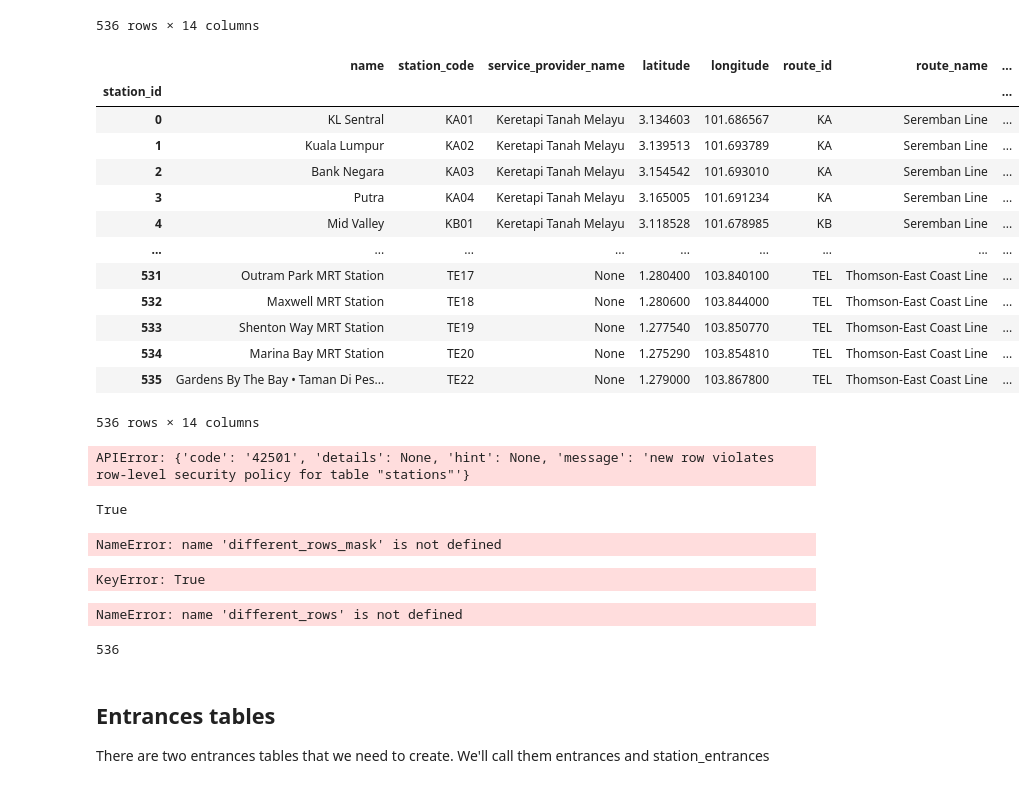
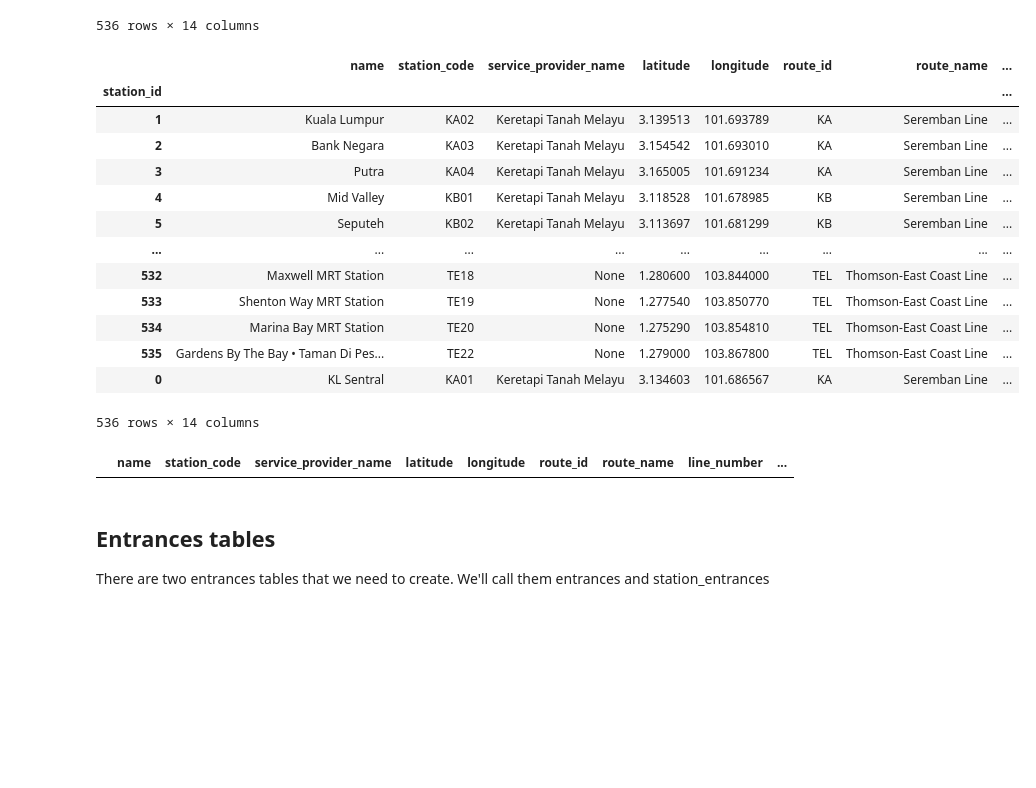
Before and after one commit to nabilersyad/transit-stations-database, a Jupyter notebook: 5_csv2supabase.ipynb, the cells around one changed output. Drawn from its saved outputs; the diff is of its cells as text; code cells hidden in the pictures; blank space fills up the shorter version.

Commit message:
supabase update

```diff
--- a/5_csv2supabase.ipynb
+++ b/5_csv2supabase.ipynb
@@ -73,22 +76,21 @@ stations_data_local
 # %%
 response = supabase.table('stations').select("*").execute()
 data,_ = response
 stations_data_supa = pd.DataFrame(data[1])
-stations_data_supa.index.name = 'station_id'
-stations_data_supa.drop({'station_id'},inplace=True,axis=1)
+stations_data_supa.set_index('station_id',inplace=True)
 stations_data_supa
 # %% [output]
 |  | name | station_code | service_provider_name | latitude | longitude | route_id | route_name | ... |
 | station_id |  |  |  |  |  |  |  | ... |
-| 0 | KL Sentral | KA01 | Keretapi Tanah Melayu | 3.134603 | 101.686567 | KA | Seremban Line | ... |
 | 1 | Kuala Lumpur | KA02 | Keretapi Tanah Melayu | 3.139513 | 101.693789 | KA | Seremban Line | ... |
 | 2 | Bank Negara | KA03 | Keretapi Tanah Melayu | 3.154542 | 101.693010 | KA | Seremban Line | ... |
 | 3 | Putra | KA04 | Keretapi Tanah Melayu | 3.165005 | 101.691234 | KA | Seremban Line | ... |
 | 4 | Mid Valley | KB01 | Keretapi Tanah Melayu | 3.118528 | 101.678985 | KB | Seremban Line | ... |
+| 5 | Seputeh | KB02 | Keretapi Tanah Melayu | 3.113697 | 101.681299 | KB | Seremban Line | ... |
 | ... | ... | ... | ... | ... | ... | ... | ... | ... |
-| 531 | Outram Park MRT Station | TE17 | None | 1.280400 | 103.840100 | TEL | Thomson-East Coast Line | ... |
 | 532 | Maxwell MRT Station | TE18 | None | 1.280600 | 103.844000 | TEL | Thomson-East Coast Line | ... |
 | 533 | Shenton Way MRT Station | TE19 | None | 1.277540 | 103.850770 | TEL | Thomson-East Coast Line | ... |
 | 534 | Marina Bay MRT Station | TE20 | None | 1.275290 | 103.854810 | TEL | Thomson-East Coast Line | ... |
 | 535 | Gardens By The Bay • Taman Di Pes... | TE22 | None | 1.279000 | 103.867800 | TEL | Thomson-East Coast Line | ... |
+| 0 | KL Sentral | KA01 | Keretapi Tanah Melayu | 3.134603 | 101.686567 | KA | Seremban Line | ... |
 536 rows × 14 columns
@@ -98,20 +97,3 @@ data = supabase.table("stations").delete().eq("station_id", 1).execute()
-# %%
-def insert_data_to_supabase(df, chunk_size=1000):
-    # Replace NaN with None
-    df = df.where(pd.notna(df), None)
-
-    # Splitting the dataframe into smaller chunks for efficient insertion
-    chunks = [df[i:i+chunk_size] for i in range(0, df.shape[0], chunk_size)]
-
-    for chunk in chunks:
-        rows = chunk.to_dict(orient='records')
-        data = supabase.table('stations').insert(rows).execute()
-
-
-# Calling the function to insert the entire DataFrame
-insert_data_to_supabase(stations_data_local)
-# %% [output]
-APIError: {'code': '42501', 'details': None, 'hint': None, 'message': 'new row violates row-level security policy for table "stations"'}
 # %%
 # Perform an outer join on the dataframes
 merged_data = pd.merge(stations_data_local, stations_data_supa, how='outer', indicator=True)
@@ -120,7 +102,5 @@ merged_data = pd.merge(stations_data_local, stations_data_supa, how='outer', ind
 both_data = merged_data[merged_data['_merge'] == 'both']
 both_data = both_data.drop(columns=['_merge'])
 # %%
-both_data[stations_data_local.columns].equals(both_data[stations_data_supa.columns])
+#both_data[stations_data_local.columns].equals(both_data[stations_data_supa.columns])
-# %% [output]
-True
 # %%
@@ -128,49 +109,35 @@ identical_rows_mask = (both_data[stations_data_local.columns] == both_data[stati
 identical_rows = both_data[identical_rows_mask]
-# %%
-different_rows = both_data[different_rows_mask]
-different_rows
-# %% [output]
-NameError: name 'different_rows_mask' is not defined
-# %%
-
-# Within these, find rows that are identical and rows that are different
-identical_rows = both_data[both_data[stations_data_local.columns].equals(both_data[stations_data_supa.columns])]
-different_rows = both_data[~both_data[stations_data_local.columns].equals(both_data[stations_data_supa.columns])]
-# %% [output]
-KeyError: True
+# %%
+different_rows_mask= [not b for b in identical_rows_mask]
+different_rows = both_data[different_rows_mask]
+
+# Replace all NaN values in the DataFrame with None
+different_rows = different_rows.where(pd.notna(different_rows), None)
+
+different_rows
+# %% [output]
+|  | name | station_code | service_provider_name | latitude | longitude | route_id | route_name | line_number | ... |
 # %%
 
 # For the different rows, you want to update data_supabase with data from data_local
 for index, row in different_rows.iterrows():
     # Use Supabase update method
     # Note: replace 'id' and 'your_table' with your actual id column name and table name
-    data, error = supabase.table('your_table').update(row.to_dict()).eq('id', row['id']).execute()
+    data, error = supabase.table('stations').update(row.to_dict()).eq('station_id', row['station_id']).execute()
 
 # Case 3: rows in data_local but not in data_supabase
-only_local = merged_df[merged_df['_merge'] == 'left_only']
+only_local = merged_data[merged_data['_merge'] == 'left_only']
 
 # For these rows, you want to insert into data_supabase
-data, error = supabase.table('your_table').insert(only_local.to_dict('records')).execute()
+data, error = supabase.table('stations').insert(only_local.to_dict('records')).execute()
 
 # Case 4: rows not in data_local but in data_supabase
-only_supabase = merged_df[merged_df['_merge'] == 'right_only']
+only_supabase = merged_data[merged_data['_merge'] == 'right_only']
 
 # For these rows, you want to delete from data_supabase
 for index, row in only_supabase.iterrows():
     # Use Supabase delete method
-    data, error = supabase.table('your_table').delete().eq('id', row['id']).execute()
+    data, error = supabase.table('stations').delete().eq('station_id', row['station_id']).execute()
-# %% [output]
-NameError: name 'different_rows' is not defined
-# %%
-
-# Create a connection to the SQLite database
-# Doesn't matter if the database does not yet exist
-conn = sqlite3.connect('transit_database.db')
-
-# Add the data from the combined dataframe to the SQLite table
-combined_df.to_sql('stations', conn, if_exists='replace')
-# %% [output]
-536
 # %% [markdown]
 ## Entrances tables
 
```
Also changed, not shown: parts of 12 cells of this notebook.
